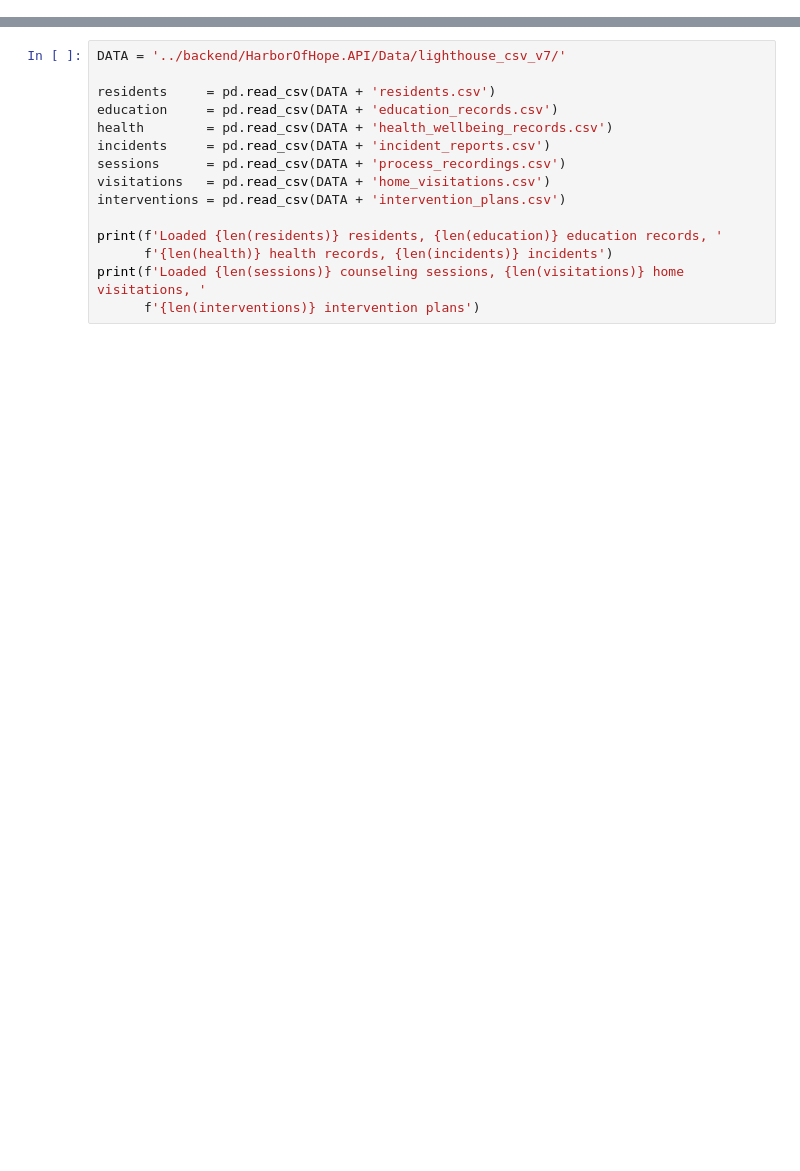
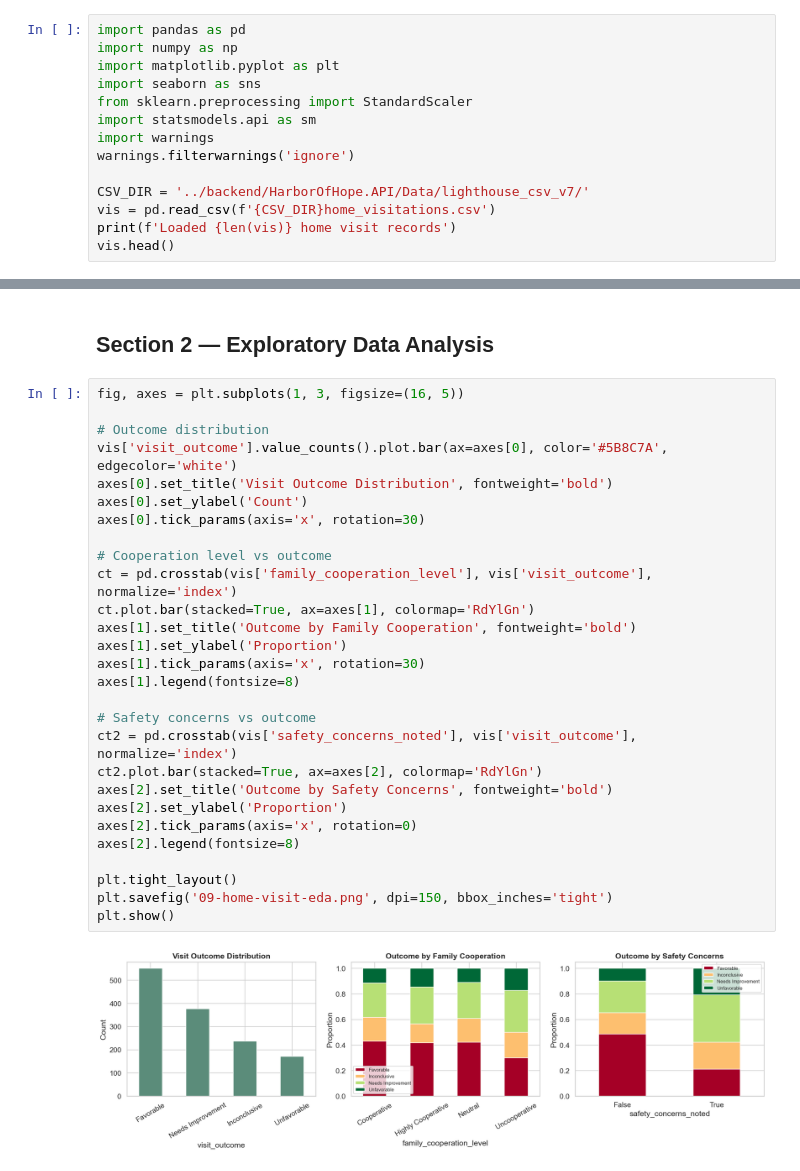
Before and after one commit to waylanabbott/harbor-of-hope, a Jupyter notebook: ml-pipelines/09-explanatory-risk-factors.ipynb, the cells around one changed output, grey strips where cells are left out. Saved outputs shown, nothing was run; the diff lists cells and outputs as text; blank space fills up the shorter version.

```diff
--- a/ml-pipelines/09-explanatory-risk-factors.ipynb
+++ b/ml-pipelines/09-explanatory-risk-factors.ipynb
@@ -47,0 +19,14 @@ print('Setup complete — all libraries loaded.')
+# %%
+import pandas as pd
+import numpy as np
+import matplotlib.pyplot as plt
+import seaborn as sns
+from sklearn.preprocessing import StandardScaler
+import statsmodels.api as sm
+import warnings
+warnings.filterwarnings('ignore')
+
+CSV_DIR = '../backend/HarborOfHope.API/Data/lighthouse_csv_v7/'
+vis = pd.read_csv(f'{CSV_DIR}home_visitations.csv')
+print(f'Loaded {len(vis)} home visit records')
+vis.head()
@@ -48,15 +41,32 @@ print('Setup complete — all libraries loaded.')
+# %% [markdown]
+## Section 2 — Exploratory Data Analysis
 # %%
-DATA = '../backend/HarborOfHope.API/Data/lighthouse_csv_v7/'
+fig, axes = plt.subplots(1, 3, figsize=(16, 5))
 
-residents     = pd.read_csv(DATA + 'residents.csv')
-education     = pd.read_csv(DATA + 'education_records.csv')
-health        = pd.read_csv(DATA + 'health_wellbeing_records.csv')
-incidents     = pd.read_csv(DATA + 'incident_reports.csv')
-sessions      = pd.read_csv(DATA + 'process_recordings.csv')
-visitations   = pd.read_csv(DATA + 'home_visitations.csv')
-interventions = pd.read_csv(DATA + 'intervention_plans.csv')
+# Outcome distribution
+vis['visit_outcome'].value_counts().plot.bar(ax=axes[0], color='#5B8C7A', edgecolor='white')
+axes[0].set_title('Visit Outcome Distribution', fontweight='bold')
+axes[0].set_ylabel('Count')
+axes[0].tick_params(axis='x', rotation=30)
 
-print(f'Loaded {len(residents)} residents, {len(education)} education records, '
-      f'{len(health)} health records, {len(incidents)} incidents')
-print(f'Loaded {len(sessions)} counseling sessions, {len(visitations)} home visitations, '
-      f'{len(interventions)} intervention plans')
+# Cooperation level vs outcome
+ct = pd.crosstab(vis['family_cooperation_level'], vis['visit_outcome'], normalize='index')
+ct.plot.bar(stacked=True, ax=axes[1], colormap='RdYlGn')
+axes[1].set_title('Outcome by Family Cooperation', fontweight='bold')
+axes[1].set_ylabel('Proportion')
+axes[1].tick_params(axis='x', rotation=30)
+axes[1].legend(fontsize=8)
+
+# Safety concerns vs outcome
+ct2 = pd.crosstab(vis['safety_concerns_noted'], vis['visit_outcome'], normalize='index')
+ct2.plot.bar(stacked=True, ax=axes[2], colormap='RdYlGn')
+axes[2].set_title('Outcome by Safety Concerns', fontweight='bold')
+axes[2].set_ylabel('Proportion')
+axes[2].tick_params(axis='x', rotation=0)
+axes[2].legend(fontsize=8)
+
+plt.tight_layout()
+plt.savefig('09-home-visit-eda.png', dpi=150, bbox_inches='tight')
+plt.show()
+# %% [output]
+[figure, added]
```
Also changed, not shown: parts of 22 cells of this notebook, 13 other files.
